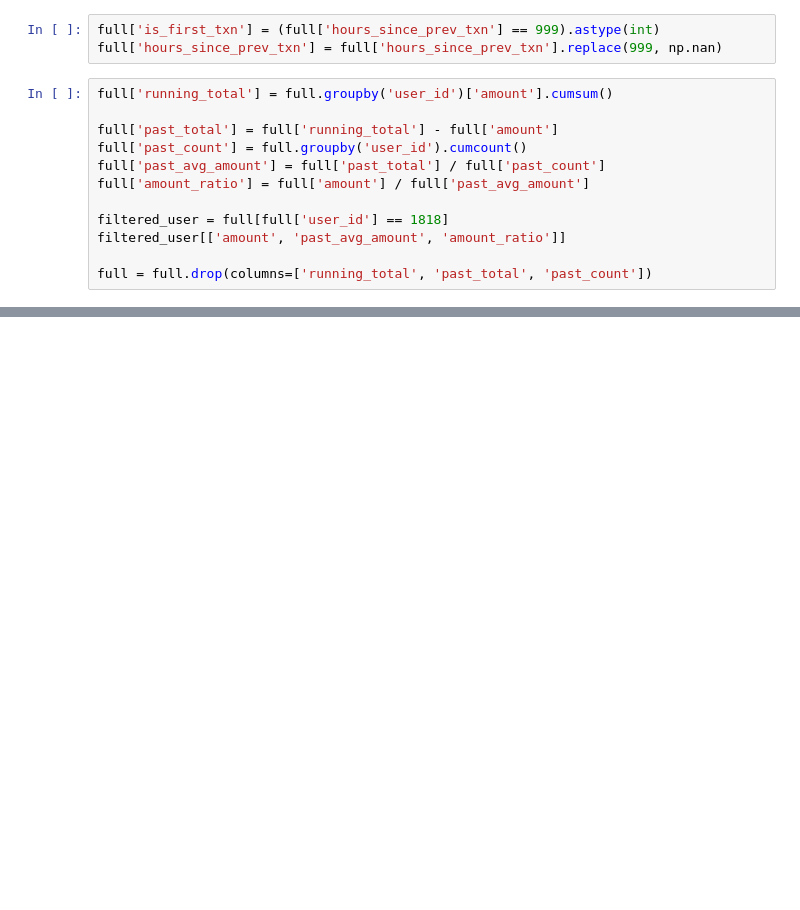
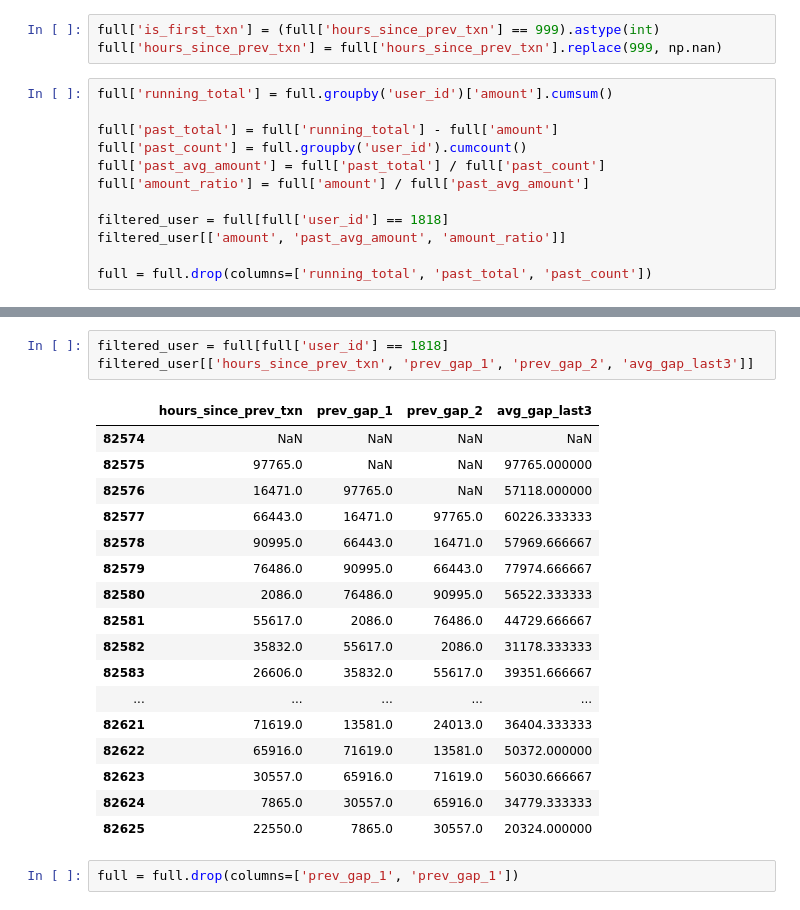
Before and after one commit to pengtor/behavioral_fraud_detection, a Jupyter notebook: notebooks/baseline.ipynb, the cells around one changed output, grey strips where cells are left out. Saved outputs shown, nothing was run; the diff lists cells and outputs as text; blank space fills up the shorter version.

```diff
--- a/notebooks/baseline.ipynb
+++ b/notebooks/baseline.ipynb
@@ -56,0 +98,23 @@ full['is_new_device']
+# %%
+filtered_user = full[full['user_id'] == 1818]
+filtered_user[['hours_since_prev_txn', 'prev_gap_1', 'prev_gap_2', 'avg_gap_last3']]
+# %% [output]
+|  | hours_since_prev_txn | prev_gap_1 | prev_gap_2 | avg_gap_last3 |
+| 82574 | NaN | NaN | NaN | NaN |
+| 82575 | 97765.0 | NaN | NaN | 97765.000000 |
+| 82576 | 16471.0 | 97765.0 | NaN | 57118.000000 |
+| 82577 | 66443.0 | 16471.0 | 97765.0 | 60226.333333 |
+| 82578 | 90995.0 | 66443.0 | 16471.0 | 57969.666667 |
+| 82579 | 76486.0 | 90995.0 | 66443.0 | 77974.666667 |
+| 82580 | 2086.0 | 76486.0 | 90995.0 | 56522.333333 |
+| 82581 | 55617.0 | 2086.0 | 76486.0 | 44729.666667 |
+| 82582 | 35832.0 | 55617.0 | 2086.0 | 31178.333333 |
+| 82583 | 26606.0 | 35832.0 | 55617.0 | 39351.666667 |
+| ... | ... | ... | ... | ... |
+| 82621 | 71619.0 | 13581.0 | 24013.0 | 36404.333333 |
+| 82622 | 65916.0 | 71619.0 | 13581.0 | 50372.000000 |
+| 82623 | 30557.0 | 65916.0 | 71619.0 | 56030.666667 |
+| 82624 | 7865.0 | 30557.0 | 65916.0 | 34779.333333 |
+| 82625 | 22550.0 | 7865.0 | 30557.0 | 20324.000000 |
+# %%
+full = full.drop(columns=['prev_gap_1', 'prev_gap_1'])
```
Also changed, not shown: parts of 8 cells of this notebook.
